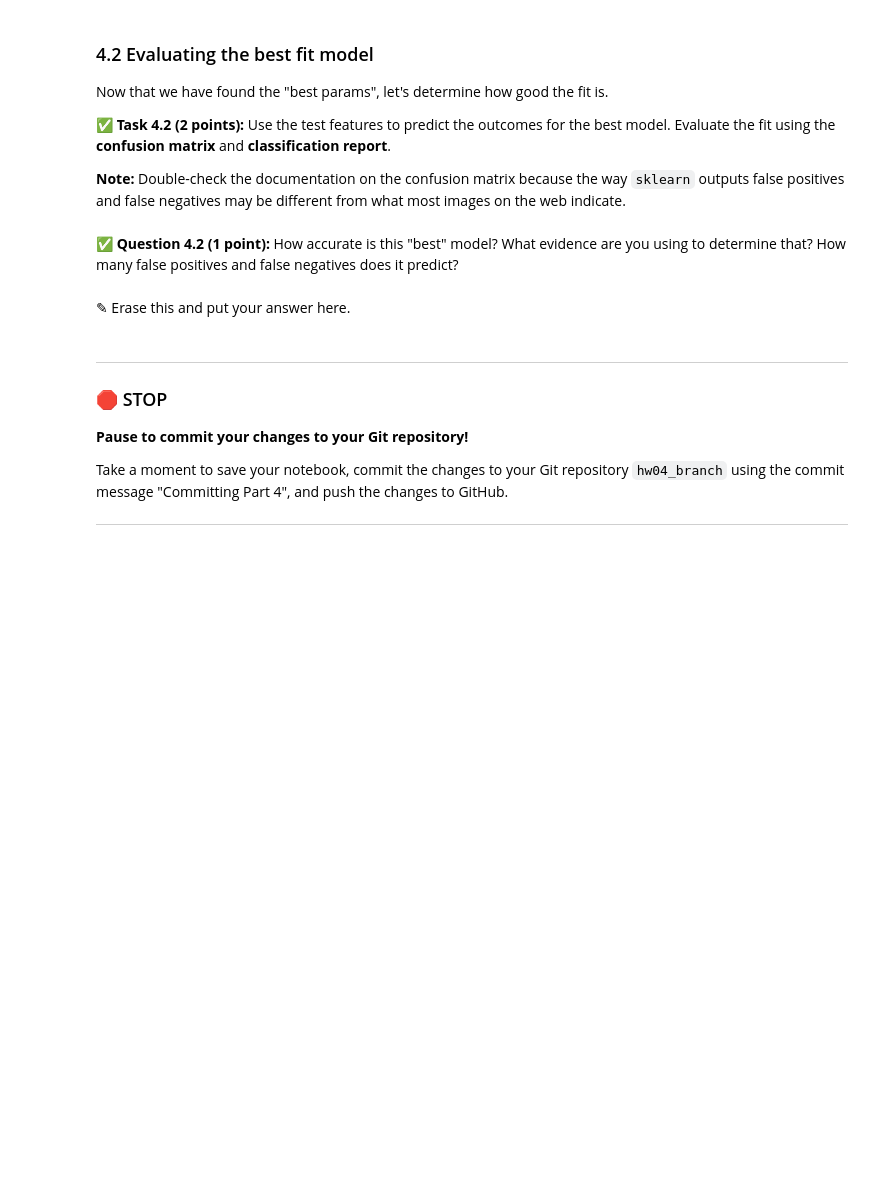
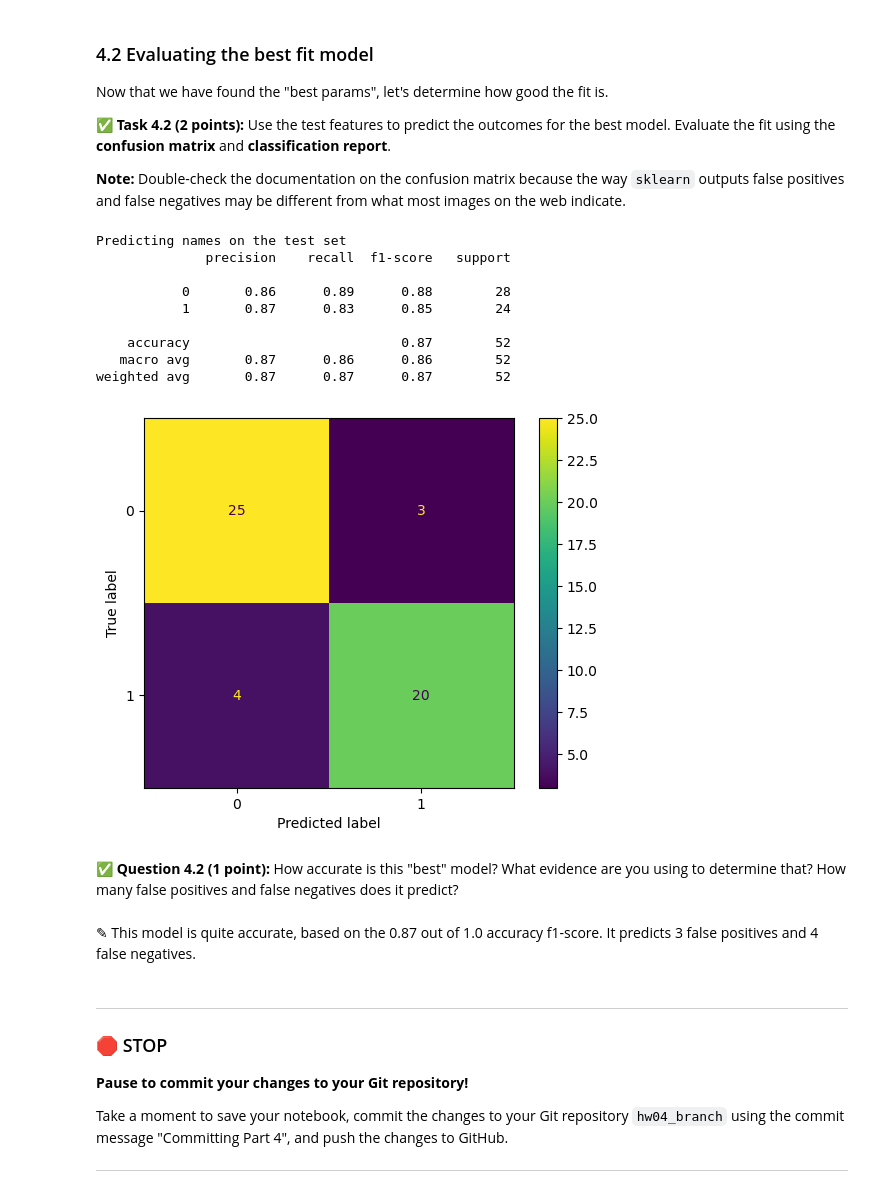
Before and after one commit to sarahhoogstraten/CMSE202-f23-turnin, a Jupyter notebook: hw-04/HW-04_PerceptronSVMandPCA-SarahHoogstraten.ipynb, the cells around one changed output. Saved outputs shown, nothing was run; the diff lists cells and outputs as text; code cells hidden in the pictures; blank space fills up the shorter version.

```diff
--- a/hw-04/HW-04_PerceptronSVMandPCA-SarahHoogstraten.ipynb
+++ b/hw-04/HW-04_PerceptronSVMandPCA-SarahHoogstraten.ipynb
@@ -298,0 +297,23 @@ At this point, we have fit one model and determined it's performance, but is it
+# %%
+# Put your code here
+start = time.time()
+
+#make some temporary variables so you can change this easily
+tmp_vectors = train_vectors
+tmp_labels = train_labels
+
+print("Fitting the classifier to the training set")
+# a dictionary of hyperparameters: key is the name of the parameter, value is a list of values to test
+param_grid = {'C': [0.1, 1, 10, 1e3, 1e4],
+              'gamma': [1e-4, 1e-3, 0.01, 0.1, 1, 10],
+              'kernel': ['linear','rbf']}
+# make a classifier by searching over a classifier and the parameter grid
+clf = GridSearchCV(SVC(class_weight='balanced'), param_grid)
+
+# we have a "good" classifier (according to GridSearchCV), how's it look
+clf = clf.fit(tmp_vectors, tmp_labels)
+print("Best parameters found by grid search:")
+print(clf.best_params_)
+
+end = time.time()
+print("Runtime",end - start)
@@ -313,7 +337,32 @@ Now that we have found the "best params", let's determine how good the fit is.
+# %%
+# Put your code here
+#make some temporary variables so you can change this easily
+predict_vectors = test_vectors
+true_labels = test_labels
+
+n_classes = len(test_labels)
+
+print("Predicting names on the test set")
+pred_labels = clf.predict(predict_vectors)
+
+print(classification_report(true_labels, pred_labels))
+# print(confusion_matrix(true_labels, pred_labels, labels=range(n_classes)))
+ConfusionMatrixDisplay.from_estimator(clf, test_vectors, test_labels);
+# %% [output]
+Predicting names on the test set
+              precision    recall  f1-score   support
+
+           0       0.86      0.89      0.88        28
+           1       0.87      0.83      0.85        24
+
+    accuracy                           0.87        52
+   macro avg       0.87      0.86      0.86        52
+weighted avg       0.87      0.87      0.87        52
+[figure, added]
 # %% [markdown]
 &#9989; **Question 4.2 (1 point):** How accurate is this "best" model? What evidence are you using to determine that? How many false positives and false negatives does it predict?
-# %% [markdown]
-<font size=+3>&#9998;</font> Erase this and put your answer here.
+# %% [markdown]
+<font size=+3>&#9998;</font> This model is quite accurate, based on the 0.87 out of 1.0 accuracy f1-score. It predicts 3 false positives and 4 false negatives.
 # %% [markdown]
 ---
 ### &#128721; STOP
```
Also changed, not shown: parts of 7 cells of this notebook.
